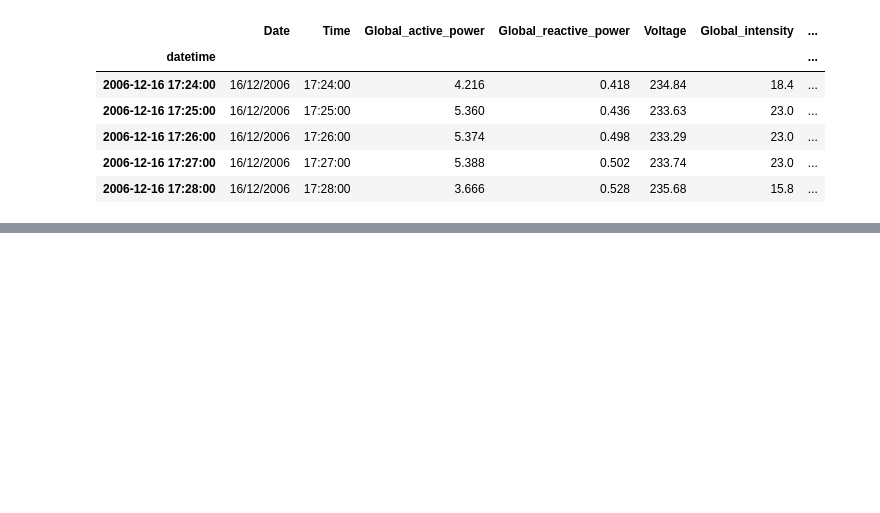
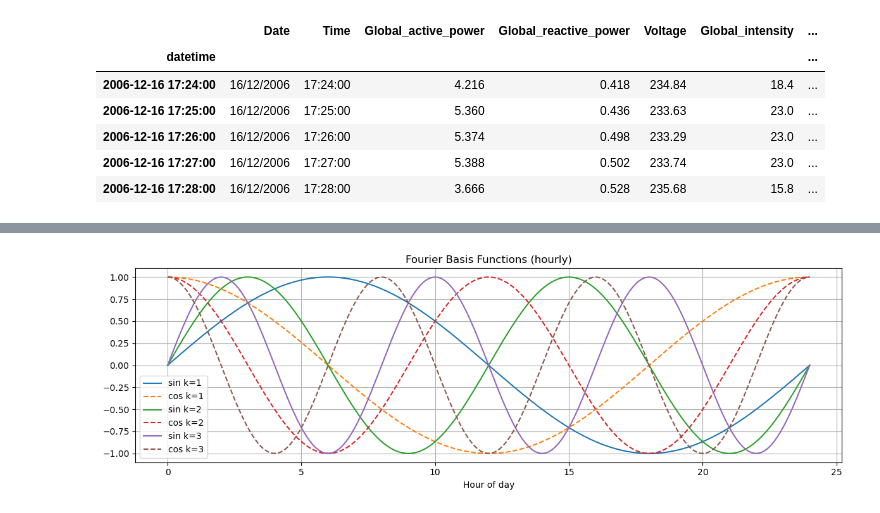
Before and after one commit to LeonLorenz147/AppliedML, a Jupyter notebook: projects/final_project_7/notebooks/Linear_Regression.ipynb, the cells around one changed output, grey strips where cells are left out. Cells and saved outputs as stored; diff of their text form; code cells hidden in the pictures; blank space fills up the shorter version.

```diff
--- a/projects/final_project_7/notebooks/Linear_Regression.ipynb
+++ b/projects/final_project_7/notebooks/Linear_Regression.ipynb
@@ -46,0 +170,17 @@ df_hourly.head()
+# %%
+# Plotting Fourier Basis Functions
+
+hours = np.linspace(0, 24, 200)
+plt.figure(figsize=(12, 4))
+for k in [1, 2, 3]:
+    plt.plot(hours, np.sin(2 * np.pi * k * hours / 24), label=f'sin k={k}')
+    plt.plot(hours, np.cos(2 * np.pi * k * hours / 24), '--', label=f'cos k={k}')
+plt.title('Fourier Basis Functions (hourly)')
+plt.xlabel('Hour of day')
+plt.legend()
+plt.grid(True)
+plt.tight_layout()
+plt.savefig('../figures/fourier_basis.png')
+plt.show()
+# %% [output]
+[figure, added]
```
Also changed, not shown: parts of 11 cells of this notebook, 4 other files.
